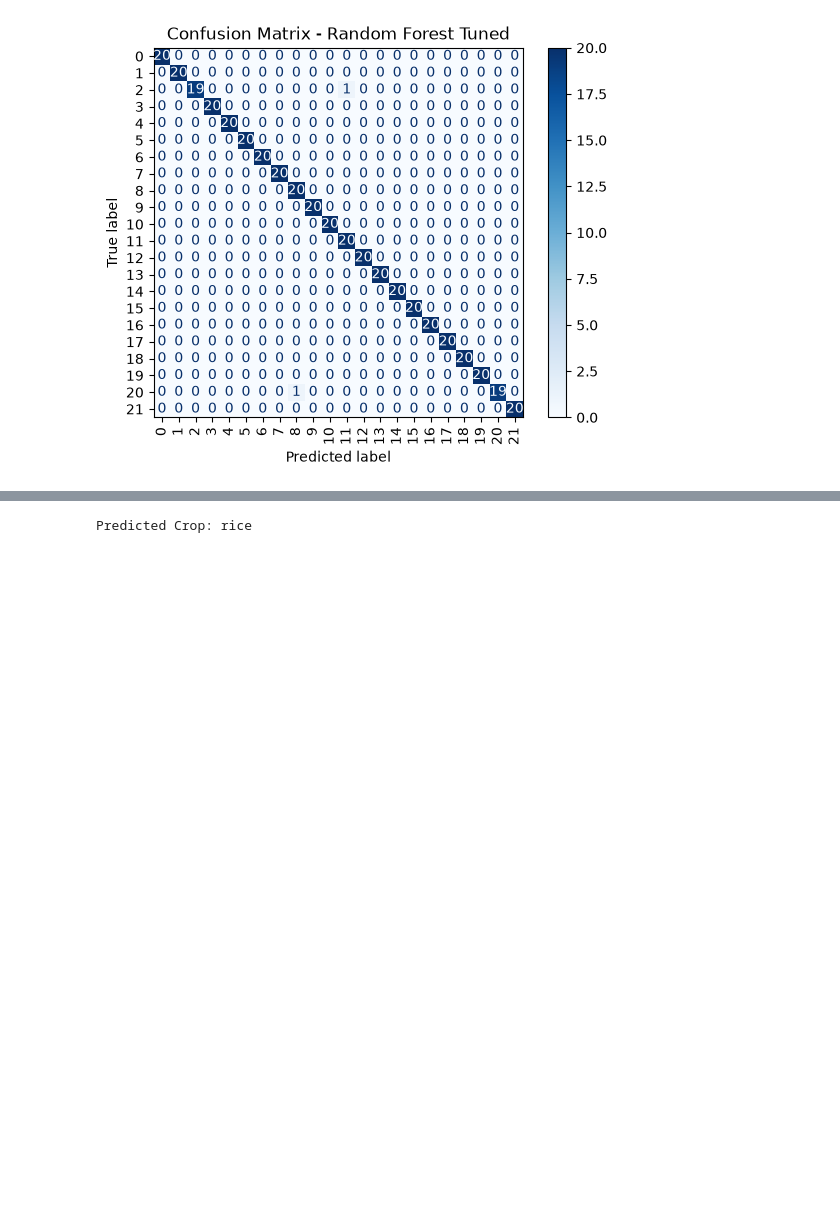
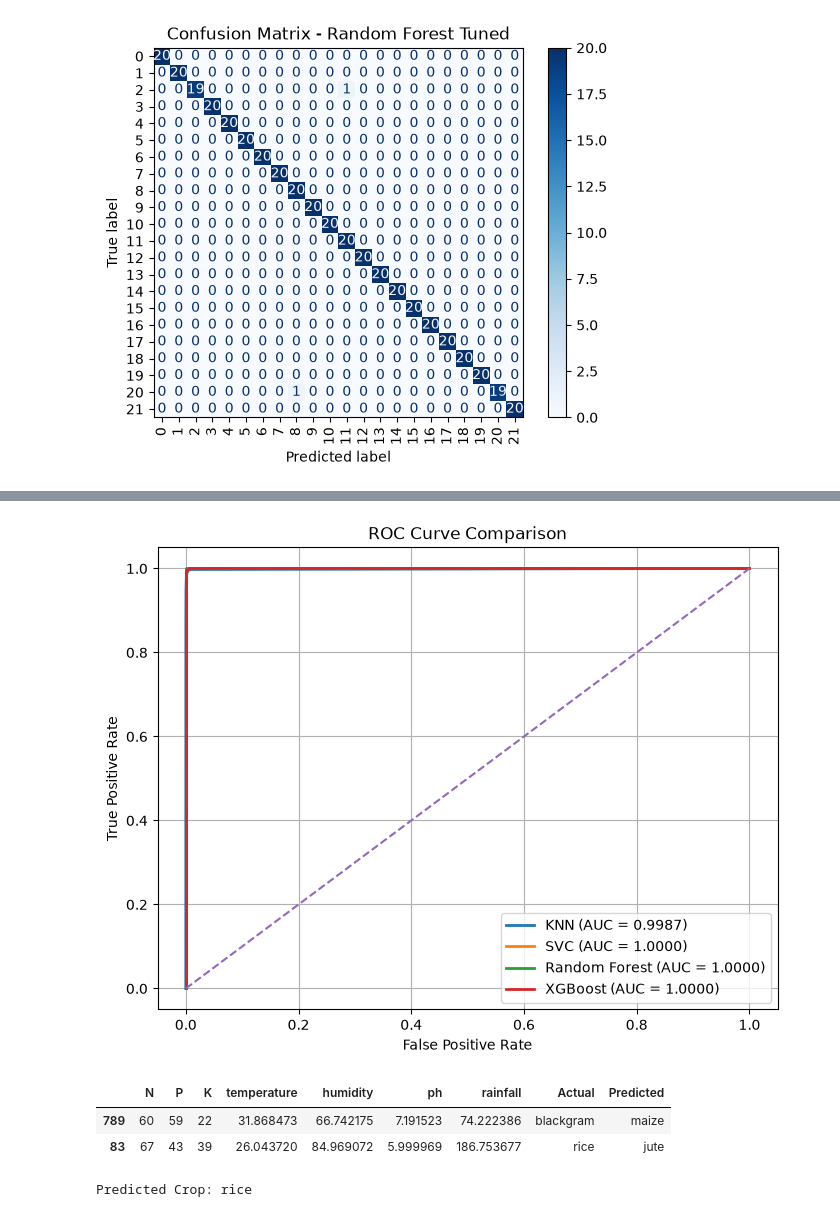
Before and after one commit to phoebetn31/Crop-Recommendation-Project, a Jupyter notebook: notebook/crop_prediction.ipynb, the cells around one changed output, grey strips where cells are left out. Cells and saved outputs as stored; diff of their text form; code cells hidden in the pictures; blank space fills up the shorter version.

```diff
--- a/notebook/crop_prediction.ipynb
+++ b/notebook/crop_prediction.ipynb
@@ -419,6 +419,7 @@ weighted avg       0.98      0.98      0.98       440
 # %%
 svm = SVC(
     kernel="rbf",
+    probability=True,
     random_state=42
 )
 
@@ -806,0 +824,74 @@ plt.show()
+# %%
+from sklearn.metrics import roc_curve, auc
+from sklearn.preprocessing import label_binarize
+import matplotlib.pyplot as plt
+import numpy as np
+
+# Chuyển nhãn sang dạng One-Hot
+classes = np.unique(y_test_encoded)
+y_test_bin = label_binarize(y_test_encoded, classes=classes)
+
+# Danh sách mô hình
+models = {
+    "KNN": (knn, X_test_scaled),
+    "SVC": (svm, X_test_scaled),
+    "Random Forest": (best_rf, X_test),
+    "XGBoost": (xgb, X_test)
+}
+
+plt.figure(figsize=(8,6))
+
+for name, (model, X) in models.items():
+
+    # Xác suất dự đoán
+    y_score = model.predict_proba(X)
+
+    # ROC đa lớp (micro-average)
+    fpr, tpr, _ = roc_curve(
+        y_test_bin.ravel(),
+        y_score.ravel()
+    )
+
+    roc_auc = auc(fpr, tpr)
+
+    plt.plot(
+        fpr,
+        tpr,
+        lw=2,
+        label=f"{name} (AUC = {roc_auc:.4f})"
+    )
+
+# Đường đoán ngẫu nhiên
+plt.plot(
+    [0,1],
+    [0,1],
+    linestyle="--"
+)
+
+plt.xlabel("False Positive Rate")
+plt.ylabel("True Positive Rate")
+plt.title("ROC Curve Comparison")
+plt.legend(loc="lower right")
+plt.grid(True)
+
+plt.show()
+# %% [output]
+[figure, added]
+# %%
+# Dự đoán
+y_pred = best_rf.predict(X_test)
+
+# Các mẫu dự đoán sai
+wrong_idx = (y_pred != y_test_encoded)
+
+# Hiển thị 5 mẫu đầu tiên
+error_cases = X_test.loc[wrong_idx].copy()
+
+error_cases["Actual"] = label_encoder.inverse_transform(y_test_encoded[wrong_idx])
+error_cases["Predicted"] = label_encoder.inverse_transform(y_pred[wrong_idx])
+
+error_cases.head()
+# %% [output]
+|  | N | P | K | temperature | humidity | ph | rainfall | Actual | Predicted |
+| 789 | 60 | 59 | 22 | 31.868473 | 66.742175 | 7.191523 | 74.222386 | blackgram | maize |
+| 83 | 67 | 43 | 39 | 26.043720 | 84.969072 | 5.999969 | 186.753677 | rice | jute |
```
Also changed, not shown: parts of 3 cells of this notebook.
